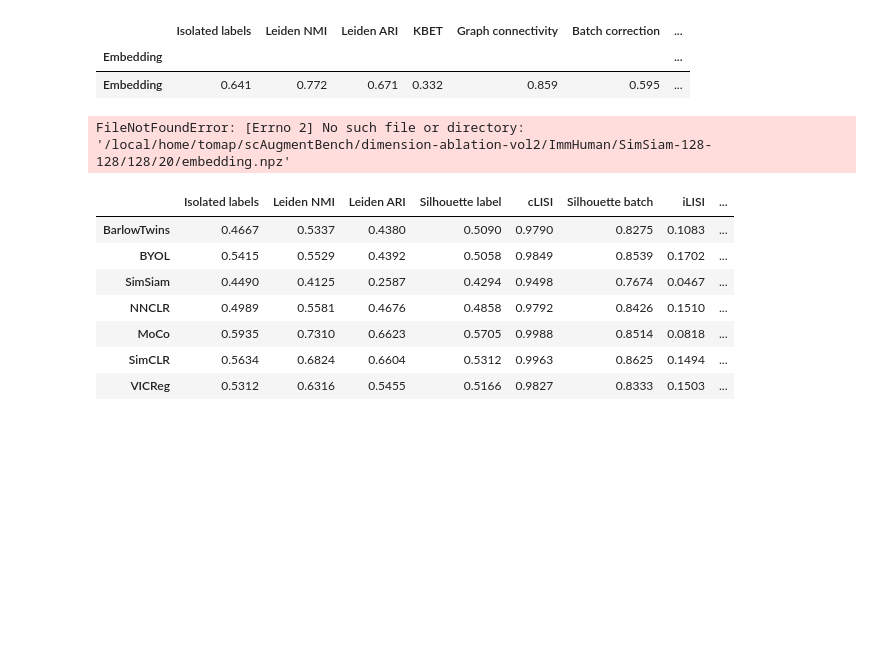
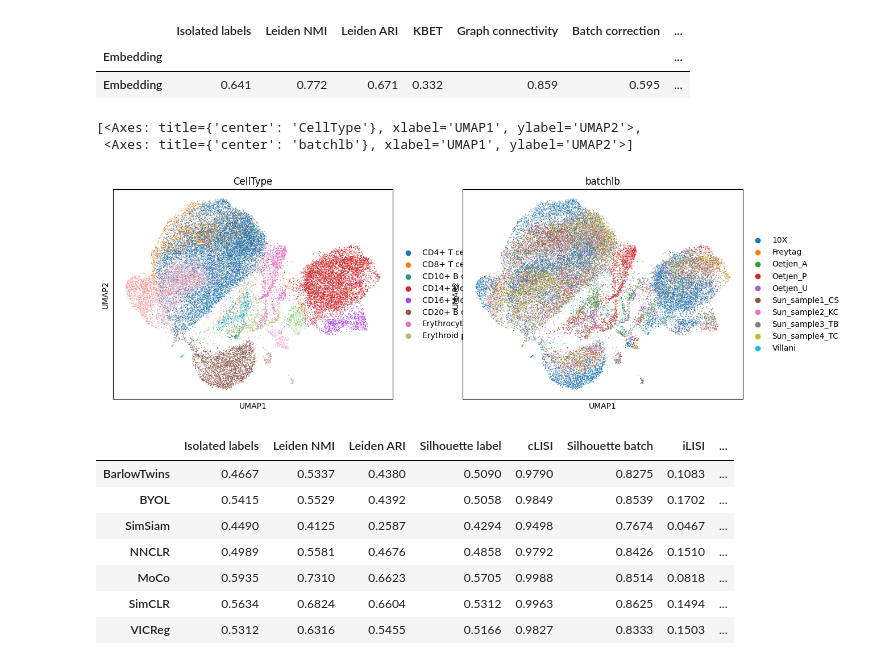
Before and after one commit to OlgaOvcharenko/scAugmentBench, a Jupyter notebook: debug.ipynb, the cells around one changed output. Cells and saved outputs as stored; diff of their text form; code cells hidden in the pictures; blank space fills up the shorter version.

```diff
--- a/debug.ipynb
+++ b/debug.ipynb
@@ -97,19 +97,21 @@ results
 # %%
 import scanpy as sc
 import numpy as np
 
 def plot_umap(adata, embedding):
     adata.obsm['Embedding'] = embedding
     sc.pp.neighbors(adata, use_rep="Embedding")
     sc.tl.umap(adata)
     return sc.pl.umap(adata, show=False, color=['CellType', 'batchlb'],)
 
-path = "/local/home/tomap/scAugmentBench/dimension-ablation-vol2/ImmHuman/SimSiam/128-128/20/embedding.npz"
+path = "/local/home/tomap/scAugmentBench/dimension-ablation-vol2/ImmHuman/SimSiam/256-256/20/embedding.npz"
 
 embedding = np.load(path)['arr_0']
 plot_umap(adata, embedding)
 # %% [output]
-FileNotFoundError: [Errno 2] No such file or directory: '/local/home/tomap/scAugmentBench/dimension-ablation-vol2/ImmHuman/SimSiam-128-128/128/20/embedding.npz'
+[<Axes: title={'center': 'CellType'}, xlabel='UMAP1', ylabel='UMAP2'>,
+ <Axes: title={'center': 'batchlb'}, xlabel='UMAP1', ylabel='UMAP2'>]
+[figure, added]
 # %%
 from evaluator import collect_runs, unify_table, scale_table
 # %% [output]
```
Also changed, not shown: parts of 2 cells of this notebook, 11 other files.
